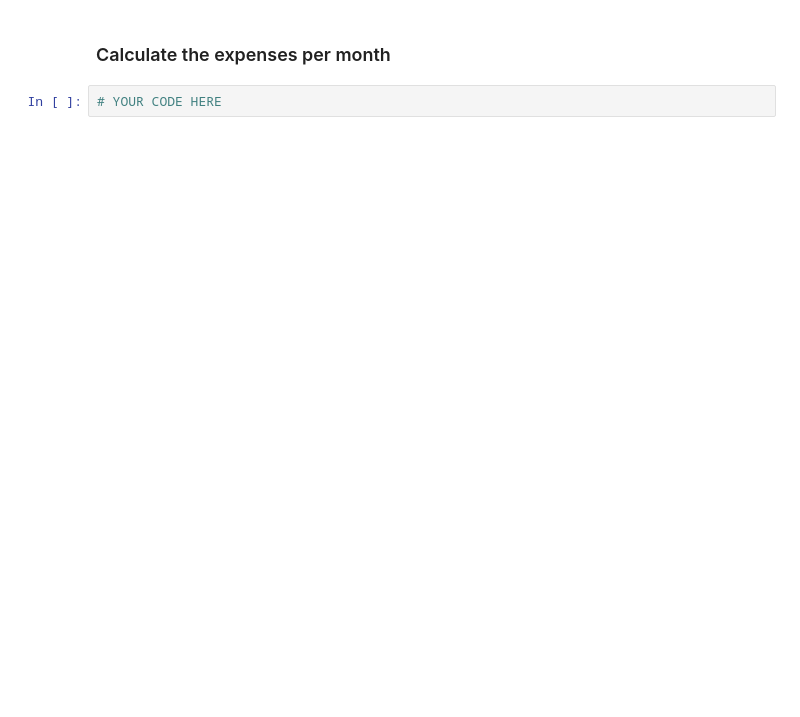
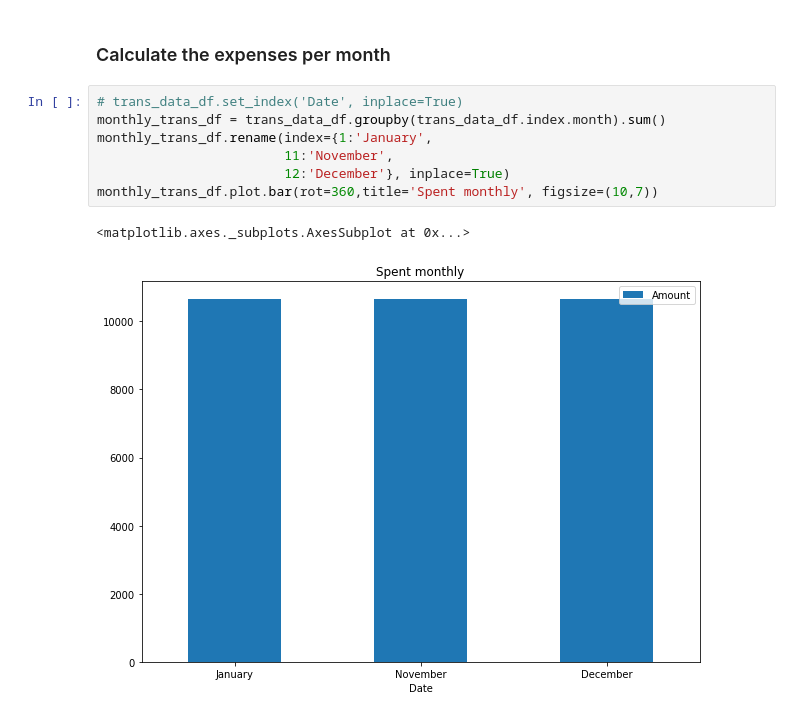
Before and after one commit to karlmunchaussen/API, a Jupyter notebook: account_summary.ipynb, the cells around one changed output. Drawn from its saved outputs; the diff is of its cells as text; blank space fills up the shorter version.

```diff
--- a/account_summary.ipynb
+++ b/account_summary.ipynb
@@ -187,4 +205,12 @@ total_spent_by_category = trans_data_df.groupby('Category').sum()
 # %% [markdown]
 ### Calculate the expenses per month
-# %%
-# YOUR CODE HERE
+# %%
+# trans_data_df.set_index('Date', inplace=True)
+monthly_trans_df = trans_data_df.groupby(trans_data_df.index.month).sum()
+monthly_trans_df.rename(index={1:'January',
+                        11:'November',
+                        12:'December'}, inplace=True)
+monthly_trans_df.plot.bar(rot=360,title='Spent monthly', figsize=(10,7))
+# %% [output]
+<matplotlib.axes._subplots.AxesSubplot at 0x...>
+[figure, added]
```
Also changed, not shown: parts of 8 cells of this notebook.
